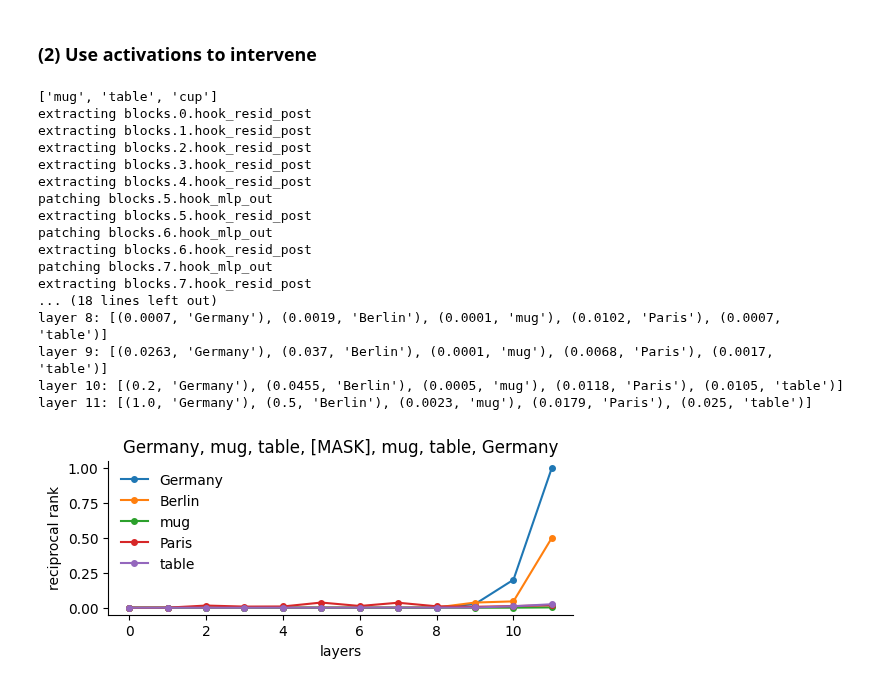
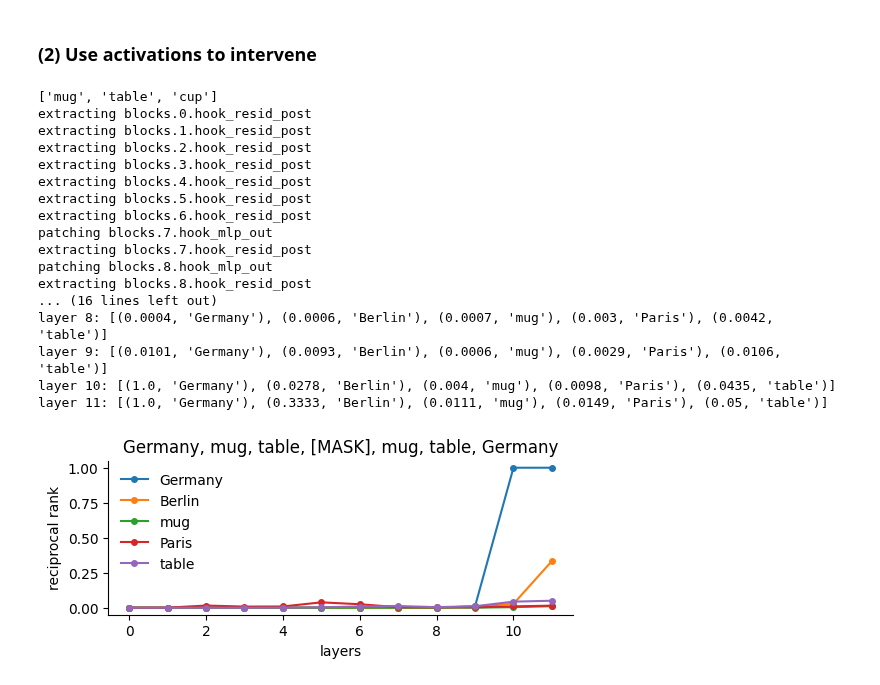
Before and after one commit to kdu4108/measureLM, a Jupyter notebook: notebooks/intervene/encoder-only.ipynb, the cells around one changed output. Drawn from its saved outputs; the diff is of its cells as text; code cells hidden in the pictures.

```diff
--- a/notebooks/intervene/encoder-only.ipynb
+++ b/notebooks/intervene/encoder-only.ipynb
@@ -49,35 +49,35 @@ layer 11: [(0.0159, 'Poland'), (0.0104, 'Warsaw'), (0.0556, 'London'), (0.3333,
 # %%
 new_prompts = ["Germany, mug, table, [MASK], mug, table, Germany"]
 new_logits, new_activs, new_tokens = decoding.encode(new_prompts, model)
 insert_tok_idx = scoring.token_select(new_tokens, model, select_token="[MASK]")
 pred = model.tokenizer.convert_ids_to_tokens(torch.topk(new_logits[insert_tok_idx], k=3).indices.tolist()[0])
 print(pred)
 
-patch_logits, resid_post = patching.intervene(new_tokens, activs, model, extract_tok_idx=tok_idx, insert_tok_idx=insert_tok_idx, l_start_end=[5, 15])
+patch_logits, resid_post = patching.intervene(new_tokens, activs, model, extract_tok_idx=tok_idx, insert_tok_idx=insert_tok_idx, l_start_end=[7, 12])
 resid_layer_scores = decoding.early_decoding(resid_post, model)
 
 new_token_candidates = ["Germany", "Berlin", "mug", "Paris", "table"]
 
 ## scoring
 extract_tok_idx = scoring.token_select(new_tokens, model, select_token="[MASK]")
 scored_tokens = scoring.scores_to_tokens(resid_layer_scores, extract_tok_idx, model, mode=new_token_candidates)
 visualizing.visualize_token_ranks(scored_tokens, new_token_candidates, new_prompts)
 # %% [output]
 ['mug', 'table', 'cup']
 extracting blocks.0.hook_resid_post
 extracting blocks.1.hook_resid_post
 extracting blocks.2.hook_resid_post
 extracting blocks.3.hook_resid_post
 extracting blocks.4.hook_resid_post
-patching blocks.5.hook_mlp_out
 extracting blocks.5.hook_resid_post
-patching blocks.6.hook_mlp_out
 extracting blocks.6.hook_resid_post
 patching blocks.7.hook_mlp_out
 extracting blocks.7.hook_resid_post
-... (18 lines left out)
-layer 8: [(0.0007, 'Germany'), (0.0019, 'Berlin'), (0.0001, 'mug'), (0.0102, 'Paris'), (0.0007, 'table')]
-layer 9: [(0.0263, 'Germany'), (0.037, 'Berlin'), (0.0001, 'mug'), (0.0068, 'Paris'), (0.0017, 'table')]
-layer 10: [(0.2, 'Germany'), (0.0455, 'Berlin'), (0.0005, 'mug'), (0.0118, 'Paris'), (0.0105, 'table')]
-layer 11: [(1.0, 'Germany'), (0.5, 'Berlin'), (0.0023, 'mug'), (0.0179, 'Paris'), (0.025, 'table')]
+patching blocks.8.hook_mlp_out
+extracting blocks.8.hook_resid_post
+... (16 lines left out)
+layer 8: [(0.0004, 'Germany'), (0.0006, 'Berlin'), (0.0007, 'mug'), (0.003, 'Paris'), (0.0042, 'table')]
+layer 9: [(0.0101, 'Germany'), (0.0093, 'Berlin'), (0.0006, 'mug'), (0.0029, 'Paris'), (0.0106, 'table')]
+layer 10: [(1.0, 'Germany'), (0.0278, 'Berlin'), (0.004, 'mug'), (0.0098, 'Paris'), (0.0435, 'table')]
+layer 11: [(1.0, 'Germany'), (0.3333, 'Berlin'), (0.0111, 'mug'), (0.0149, 'Paris'), (0.05, 'table')]
-[figure, old version]
+[figure, new version]
```
Also changed, not shown: 3 other files.
